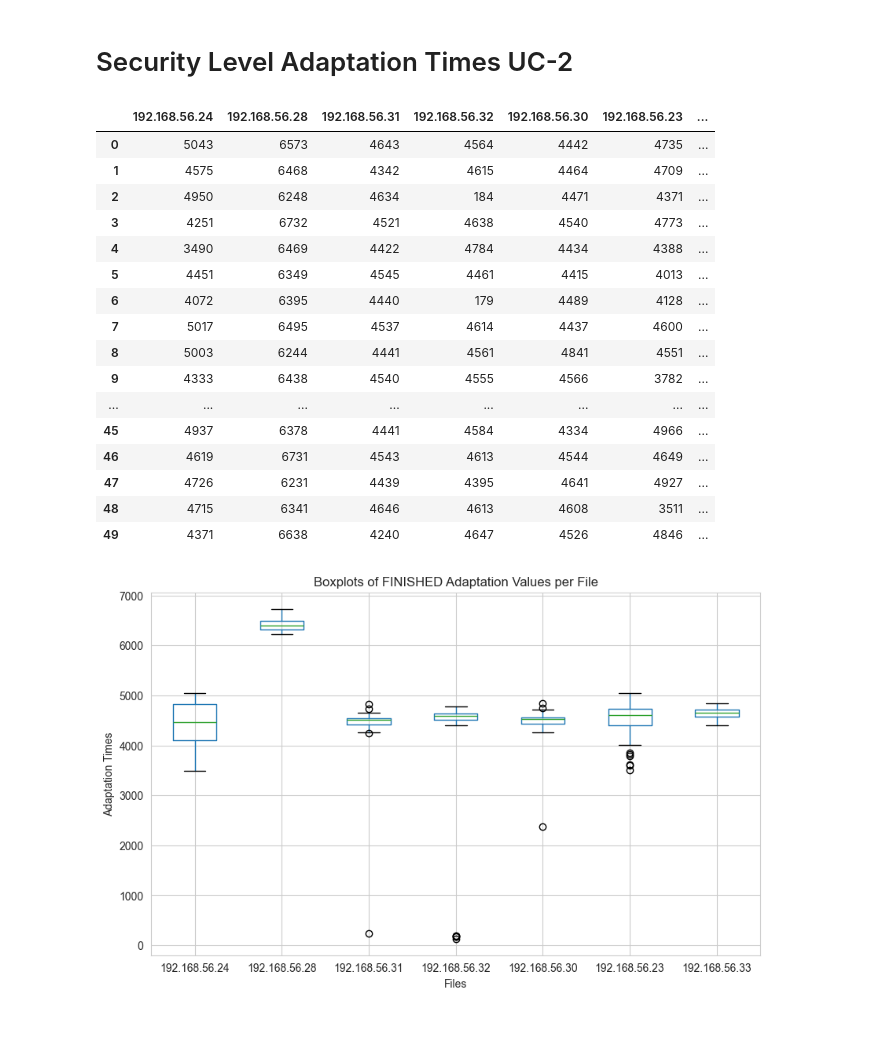
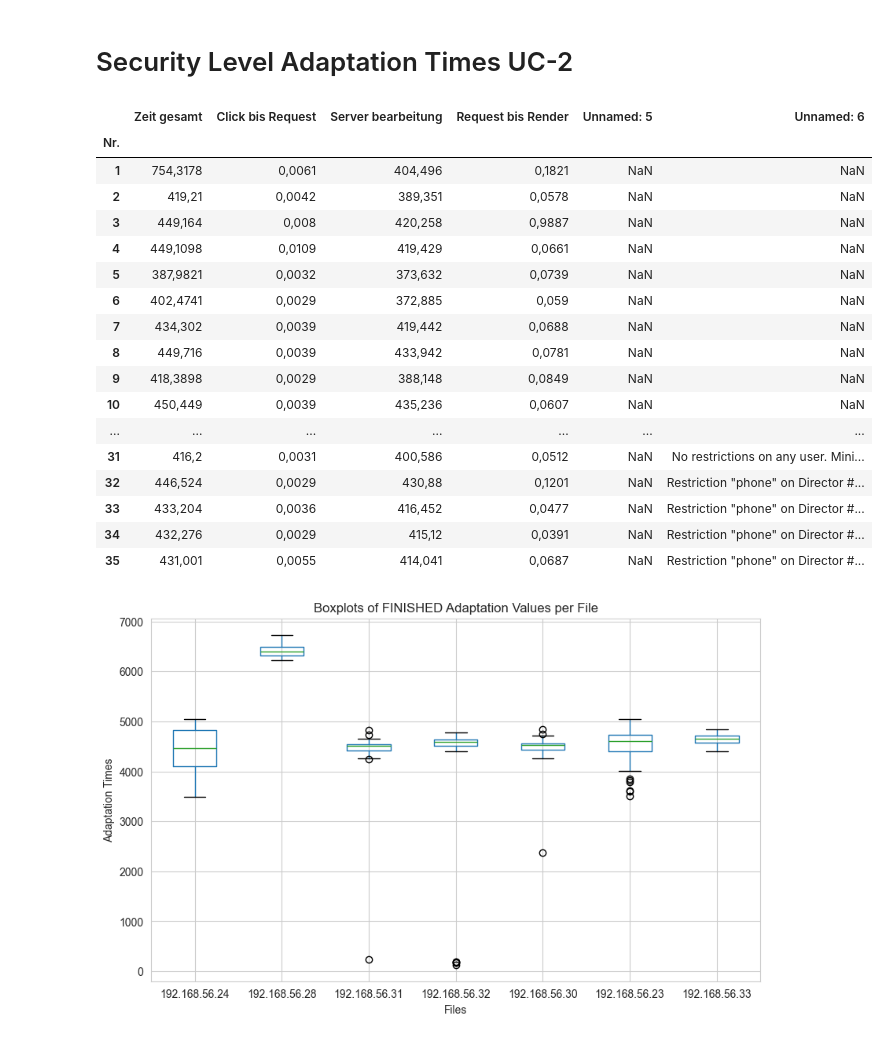
Before and after one commit to jku-lit-scsl/ecsa25_safer-d_uc-1, a Jupyter notebook: eval/02_uc-2_sec_lvl_eval.ipynb, the cells around one changed output. Drawn from its saved outputs; the diff is of its cells as text; code cells hidden in the pictures.

```diff
--- a/eval/02_uc-2_sec_lvl_eval.ipynb
+++ b/eval/02_uc-2_sec_lvl_eval.ipynb
@@ -7,57 +7,50 @@ import seaborn as sns
 # %% [markdown]
 # Security Level Adaptation Times UC-2
 # %%
+
 # Adjusted directory path
 
-directory_path = concat_path(get_project_root_directory(), 'eval', 'raw', 'sos-adaptations')
+directory_path = concat_path(get_project_root_directory(), 'eval', 'raw', 'sec-level-adaptations-uc-2')
 
 # Initialize an empty dictionary to hold data for all files
 data_dict_eval = {}
 
+df = pd.DataFrame()
+
 # Iterate through all files in the directory
 for file_name in os.listdir(directory_path):
 
-    if file_name.endswith(".log"):  # Ensure we're processing log files
+    if file_name.endswith(".csv"):  # Ensure we're processing csv files
 
         file_path = concat_path(directory_path, file_name)
 
         # Extract the identifier from the filename (last number before "_tta_eval")
-        identifier = file_name.split('_sos_eval_')[1].replace('-chaos.log', '')
-        identifier = f'192.168.56.{identifier}'
+        identifier = file_name.replace('.csv', '')
 
-        # Read the log file and process its lines
-        with open(file_path, 'r') as file:
-            log_lines = file.readlines()
-
-        # Extract relevant rows and parse the numbers after the '#' symbol
-        adaptation_data = [
-            int(line.split('#')[-1]) for line in log_lines if 'FINISHED-SOS-ADAPTATION' in line
-        ]
-
-        # Store only the last 100 entries (or all if less than 100)
-        data_dict_eval[identifier] = adaptation_data[-50:]
+        df = pd.read_csv(file_path, index_col=0)
+        break
 
 # Create a DataFrame from the dictionary
-df = pd.DataFrame.from_dict(data_dict_eval, orient='columns')
 df
 # %% [output]
-|  | 192.168.56.24 | 192.168.56.28 | 192.168.56.31 | 192.168.56.32 | 192.168.56.30 | 192.168.56.23 | ... |
-| 0 | 5043 | 6573 | 4643 | 4564 | 4442 | 4735 | ... |
-| 1 | 4575 | 6468 | 4342 | 4615 | 4464 | 4709 | ... |
-| 2 | 4950 | 6248 | 4634 | 184 | 4471 | 4371 | ... |
-| 3 | 4251 | 6732 | 4521 | 4638 | 4540 | 4773 | ... |
-| 4 | 3490 | 6469 | 4422 | 4784 | 4434 | 4388 | ... |
-| 5 | 4451 | 6349 | 4545 | 4461 | 4415 | 4013 | ... |
-| 6 | 4072 | 6395 | 4440 | 179 | 4489 | 4128 | ... |
-| 7 | 5017 | 6495 | 4537 | 4614 | 4437 | 4600 | ... |
-| 8 | 5003 | 6244 | 4441 | 4561 | 4841 | 4551 | ... |
-| 9 | 4333 | 6438 | 4540 | 4555 | 4566 | 3782 | ... |
-| ... | ... | ... | ... | ... | ... | ... | ... |
-| 45 | 4937 | 6378 | 4441 | 4584 | 4334 | 4966 | ... |
-| 46 | 4619 | 6731 | 4543 | 4613 | 4544 | 4649 | ... |
-| 47 | 4726 | 6231 | 4439 | 4395 | 4641 | 4927 | ... |
-| 48 | 4715 | 6341 | 4646 | 4613 | 4608 | 3511 | ... |
-| 49 | 4371 | 6638 | 4240 | 4647 | 4526 | 4846 | ... |
+|  | Zeit gesamt | Click bis Request | Server bearbeitung | Request bis Render | Unnamed: 5 | Unnamed: 6 |
+| Nr. |  |  |  |  |  |  |
+| 1 | 754,3178 | 0,0061 | 404,496 | 0,1821 | NaN | NaN |
+| 2 | 419,21 | 0,0042 | 389,351 | 0,0578 | NaN | NaN |
+| 3 | 449,164 | 0,008 | 420,258 | 0,9887 | NaN | NaN |
+| 4 | 449,1098 | 0,0109 | 419,429 | 0,0661 | NaN | NaN |
+| 5 | 387,9821 | 0,0032 | 373,632 | 0,0739 | NaN | NaN |
+| 6 | 402,4741 | 0,0029 | 372,885 | 0,059 | NaN | NaN |
+| 7 | 434,302 | 0,0039 | 419,442 | 0,0688 | NaN | NaN |
+| 8 | 449,716 | 0,0039 | 433,942 | 0,0781 | NaN | NaN |
+| 9 | 418,3898 | 0,0029 | 388,148 | 0,0849 | NaN | NaN |
+| 10 | 450,449 | 0,0039 | 435,236 | 0,0607 | NaN | NaN |
+| ... | ... | ... | ... | ... | ... | ... |
+| 31 | 416,2 | 0,0031 | 400,586 | 0,0512 | NaN | No restrictions on any user. Mini... |
+| 32 | 446,524 | 0,0029 | 430,88 | 0,1201 | NaN | Restriction "phone" on Director #... |
+| 33 | 433,204 | 0,0036 | 416,452 | 0,0477 | NaN | Restriction "phone" on Director #... |
+| 34 | 432,276 | 0,0029 | 415,12 | 0,0391 | NaN | Restriction "phone" on Director #... |
+| 35 | 431,001 | 0,0055 | 414,041 | 0,0687 | NaN | Restriction "phone" on Director #... |
 # %%
 # Create boxplots for each column in the DataFrame
 df.boxplot(figsize=(10, 6))
```
Also changed, not shown: 6 other files.
